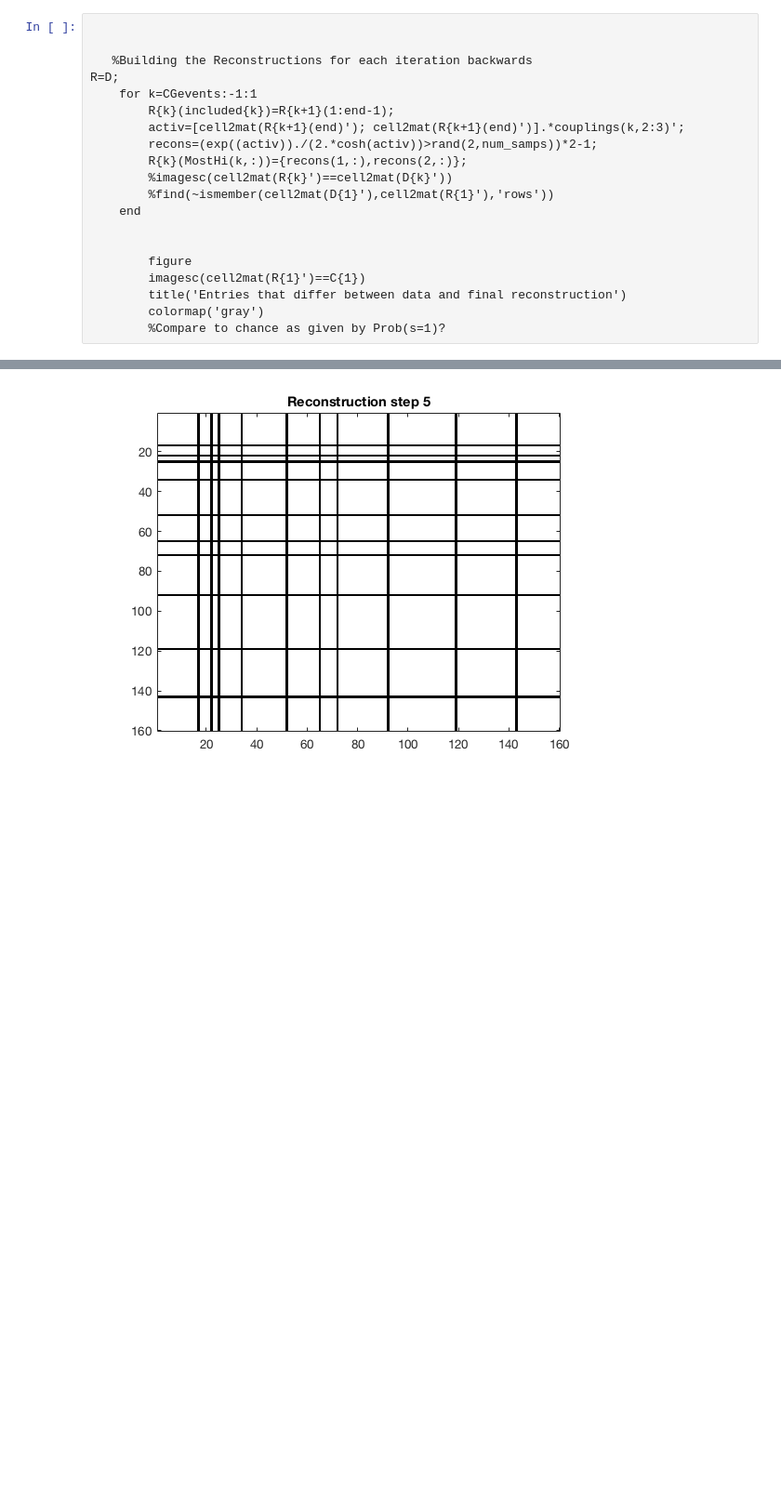
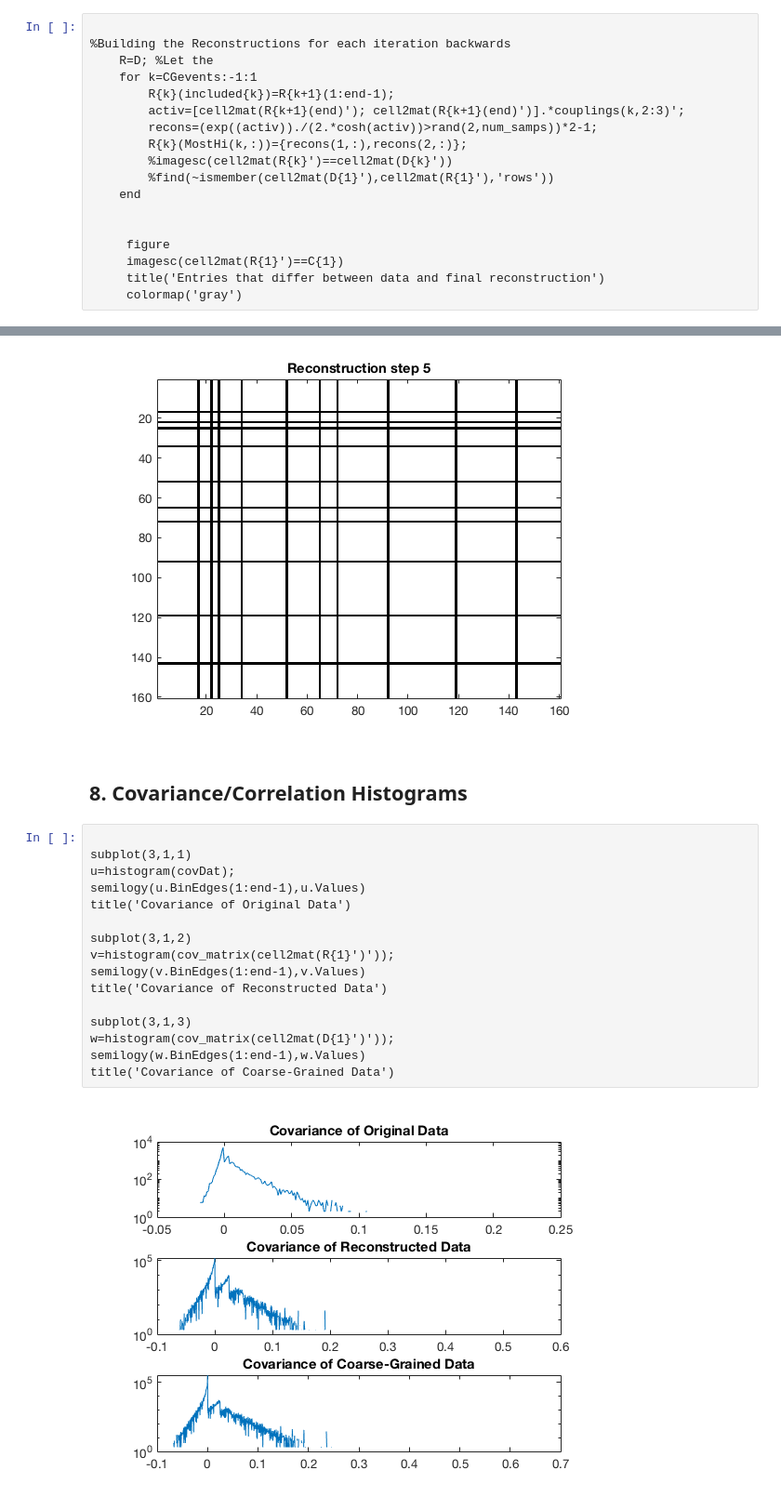
Before and after one commit to jlnatal/CGProj, a Jupyter notebook: CGpipeline_ProgressApr3.ipynb, the cells around one changed output, grey strips where cells are left out. Shown at 93% size. Saved outputs shown, nothing was run; the diff lists cells and outputs as text; blank space fills up the shorter version.

```diff
--- a/CGpipeline_ProgressApr3.ipynb
+++ b/CGpipeline_ProgressApr3.ipynb
@@ -255,9 +253,8 @@ ans =
 ## 3. Reconstruct the data by using analytical solutions backwards for each (saved) step
 # %%
 
-
-   %Building the Reconstructions for each iteration backwards
-R=D;
+%Building the Reconstructions for each iteration backwards
+    R=D; %Let the
     for k=CGevents:-1:1
         R{k}(included{k})=R{k+1}(1:end-1);
         activ=[cell2mat(R{k+1}(end)'); cell2mat(R{k+1}(end)')].*couplings(k,2:3)';
@@ -268,11 +265,10 @@ R=D;
     end
 
 
-        figure
-        imagesc(cell2mat(R{1}')==C{1})
-        title('Entries that differ between data and final reconstruction')
-        colormap('gray')
-        %Compare to chance as given by Prob(s=1)?
+     figure
+     imagesc(cell2mat(R{1}')==C{1})
+     title('Entries that differ between data and final reconstruction')
+     colormap('gray')
 # %% [output]
 [figure]
 # %% [markdown]
@@ -409,3 +406,23 @@ Showing which entries differ with each backwards iteration
 [figure]
 [figure]
 [figure]
+# %% [markdown]
+## 8. Covariance/Correlation Histograms
+# %%
+
+subplot(3,1,1)
+u=histogram(covDat);
+semilogy(u.BinEdges(1:end-1),u.Values)
+title('Covariance of Original Data')
+
+subplot(3,1,2)
+v=histogram(cov_matrix(cell2mat(R{1}')'));
+semilogy(v.BinEdges(1:end-1),v.Values)
+title('Covariance of Reconstructed Data')
+
+subplot(3,1,3)
+w=histogram(cov_matrix(cell2mat(D{1}')'));
+semilogy(w.BinEdges(1:end-1),w.Values)
+title('Covariance of Coarse-Grained Data')
+# %% [output]
+[figure, added]
```
Also changed, not shown: parts of 4 cells of this notebook.
